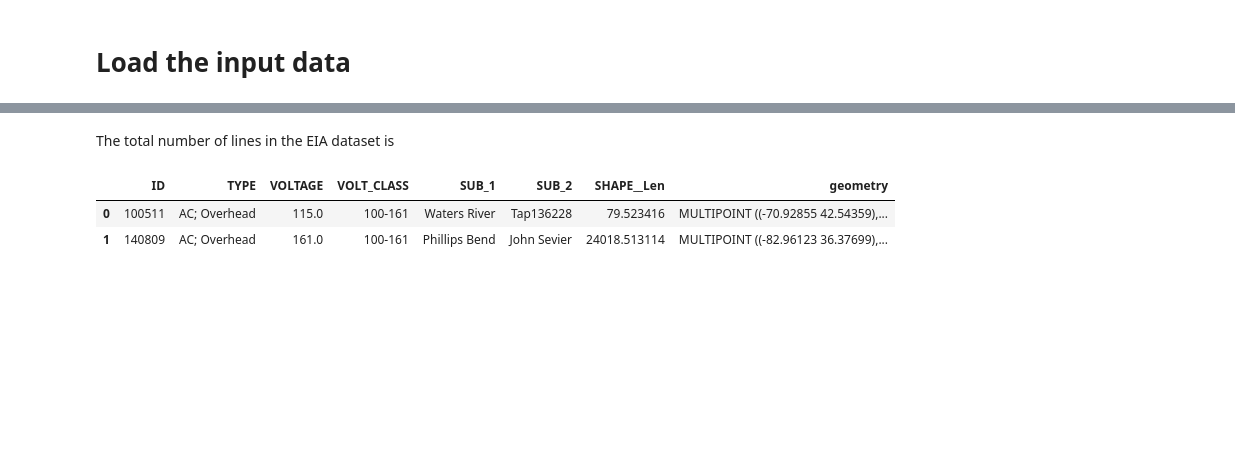
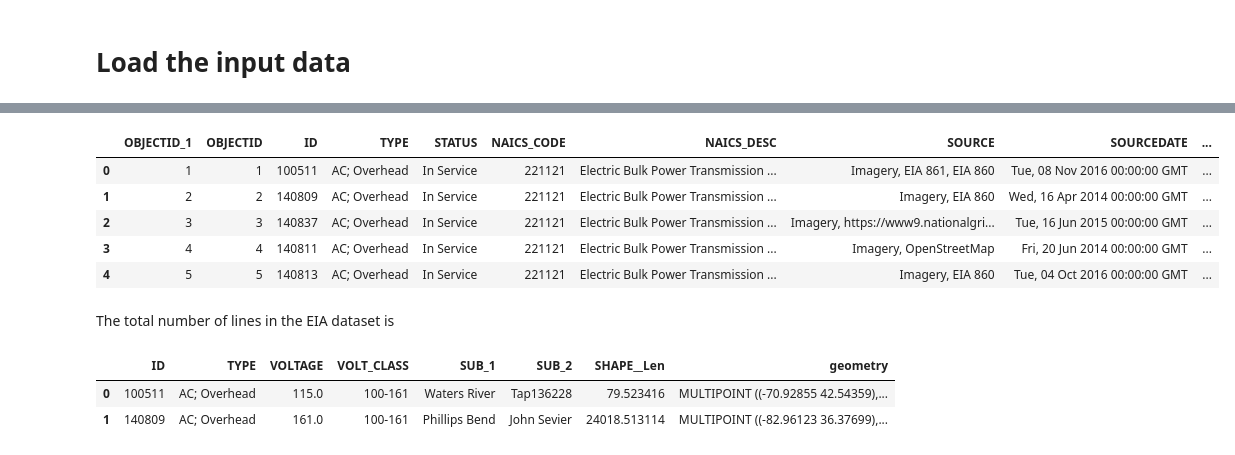
Before and after one commit to open-energy-transition/geothermal-modelling, a Jupyter notebook: analysis/notebooks/network_comparison.ipynb, the cells around one changed output, grey strips where cells are left out. Saved outputs shown, nothing was run; the diff lists cells and outputs as text; code cells hidden in the pictures; blank space fills up the shorter version.

Commit message:
code: changes to network comparison

```diff
--- a/analysis/notebooks/network_comparison.ipynb
+++ b/analysis/notebooks/network_comparison.ipynb
@@ -38,4 +36,13 @@ Setting an item of incompatible dtype is deprecated and will raise an error in a
 INFO:pypsa.io:Imported network elec_base_network.nc has buses, lines, line_types, links, transformers
+# %%
+eia_base_network.head(5)
+# %% [output]
+|  | OBJECTID_1 | OBJECTID | ID | TYPE | STATUS | NAICS_CODE | NAICS_DESC | SOURCE | SOURCEDATE | ... |
+| 0 | 1 | 1 | 100511 | AC; Overhead | In Service | 221121 | Electric Bulk Power Transmission ... | Imagery, EIA 861, EIA 860 | Tue, 08 Nov 2016 00:00:00 GMT | ... |
+| 1 | 2 | 2 | 140809 | AC; Overhead | In Service | 221121 | Electric Bulk Power Transmission ... | Imagery, EIA 860 | Wed, 16 Apr 2014 00:00:00 GMT | ... |
+| 2 | 3 | 3 | 140837 | AC; Overhead | In Service | 221121 | Electric Bulk Power Transmission ... | Imagery, https://www9.nationalgri... | Tue, 16 Jun 2015 00:00:00 GMT | ... |
+| 3 | 4 | 4 | 140811 | AC; Overhead | In Service | 221121 | Electric Bulk Power Transmission ... | Imagery, OpenStreetMap | Fri, 20 Jun 2014 00:00:00 GMT | ... |
+| 4 | 5 | 5 | 140813 | AC; Overhead | In Service | 221121 | Electric Bulk Power Transmission ... | Imagery, EIA 860 | Tue, 04 Oct 2016 00:00:00 GMT | ... |
 # %% [markdown]
 The total number of lines in the EIA dataset is
 # %%
```
Also changed, not shown: parts of 11 cells of this notebook, 1 other file.
